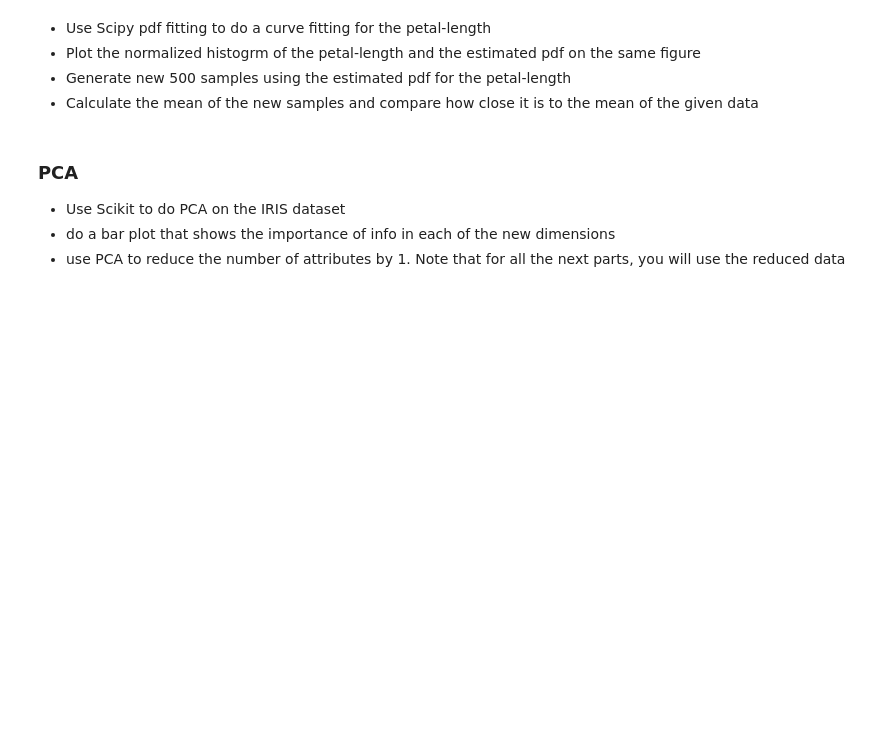
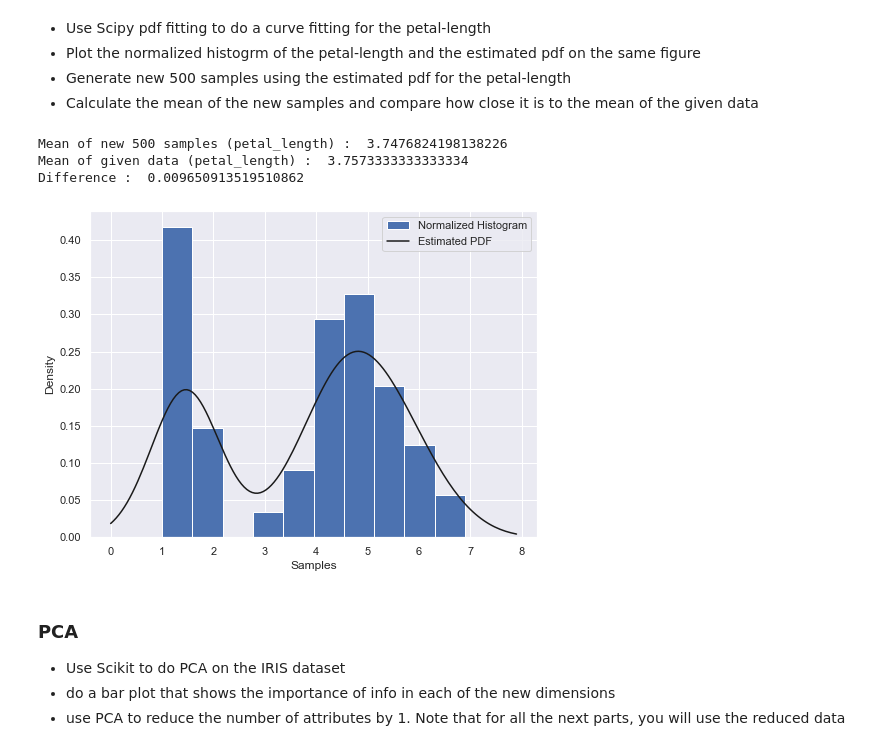
Before and after one commit to Chandan-Choudhury/IRIS-classification-Project, a Jupyter notebook: project_desc.ipynb, the cells around one changed output. Drawn from its saved outputs; the diff is of its cells as text; code cells hidden in the pictures; blank space fills up the shorter version.

```diff
--- a/project_desc.ipynb
+++ b/project_desc.ipynb
@@ -176,3 +172,35 @@ In this part, you will explore some curve fitting and dimensionality reductions
+# %%
+#1
+import matplotlib.pyplot as plt
+import scipy.stats
+x1 = cleaned_data.petal_length
+len_x1 = len(x1)
+x2 = np.linspace(x1.min()-1, x1.max()+1, len_x1)
+kde1 = scipy.stats.gaussian_kde(x1)
+
+#2
+fig = plt.figure(figsize=(8, 6))
+plt.hist(x1, density=True, label='Normalized Histogram')
+plt.plot(x2, kde1(x2), 'k-', label="Estimated PDF")
+plt.xlabel('Samples')
+plt.ylabel('Density')
+plt.legend()
+
+#3
+new_sample = kde1.resample(500)[0]
+
+#4
+mean_new_sample = new_sample.mean()
+mean_x1 = x1.mean()
+print("Mean of new 500 samples (petal_length) : ",mean_new_sample)
+print("Mean of given data (petal_length) : ",mean_x1)
+diff = mean_x1 - mean_new_sample
+print("Difference : ",abs(diff))
+# %% [output]
+Mean of new 500 samples (petal_length) :  3.7476824198138226
+Mean of given data (petal_length) :  3.7573333333333334
+Difference :  0.009650913519510862
+[figure, added]
 # %% [markdown]
 ### PCA
 - Use Scikit to do PCA on the IRIS dataset
```
Also changed, not shown: parts of 3 cells of this notebook.
